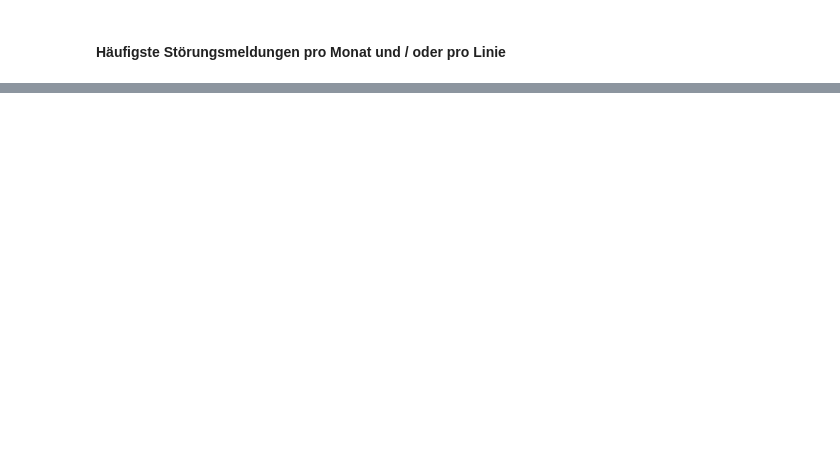
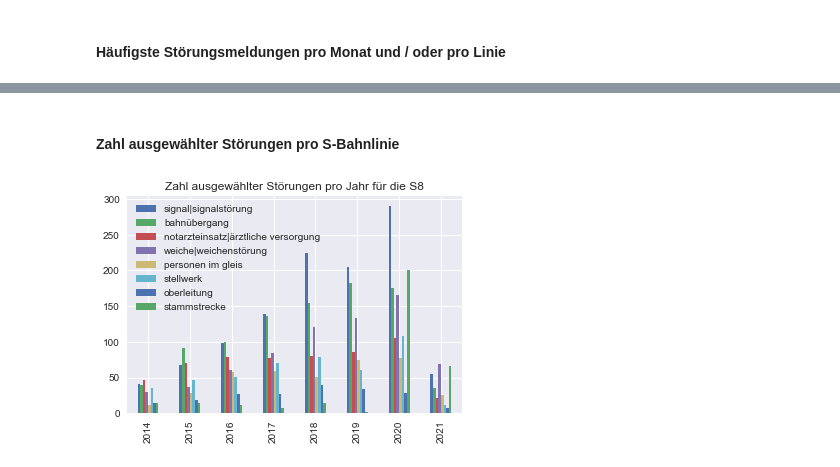
Before and after one commit to kummerer94/sbahn-stoerungen, a Jupyter notebook: analysis.ipynb, the cells around one changed output, grey strips where cells are left out. Saved outputs shown, nothing was run; the diff lists cells and outputs as text; code cells hidden in the pictures; blank space fills up the shorter version.

```diff
--- a/analysis.ipynb
+++ b/analysis.ipynb
@@ -754,0 +715,9 @@ stoerungen_hotwords_by_season
+# %% [markdown]
+#### Zahl ausgewählter Störungen pro S-Bahnlinie
+# %%
+stoerungen_by_year = stoerungen_hotwords.groupby(pd.Grouper(freq='A')).sum()
+stoerungen_by_year.index = stoerungen_by_year.index.year
+stoerungen_by_year.plot.bar(title=f'Zahl ausgewählter Störungen pro Jahr für die S{linie}')
+plt.show()
+# %% [output]
+[figure, added]
```
Also changed, not shown: parts of 44 cells of this notebook.
